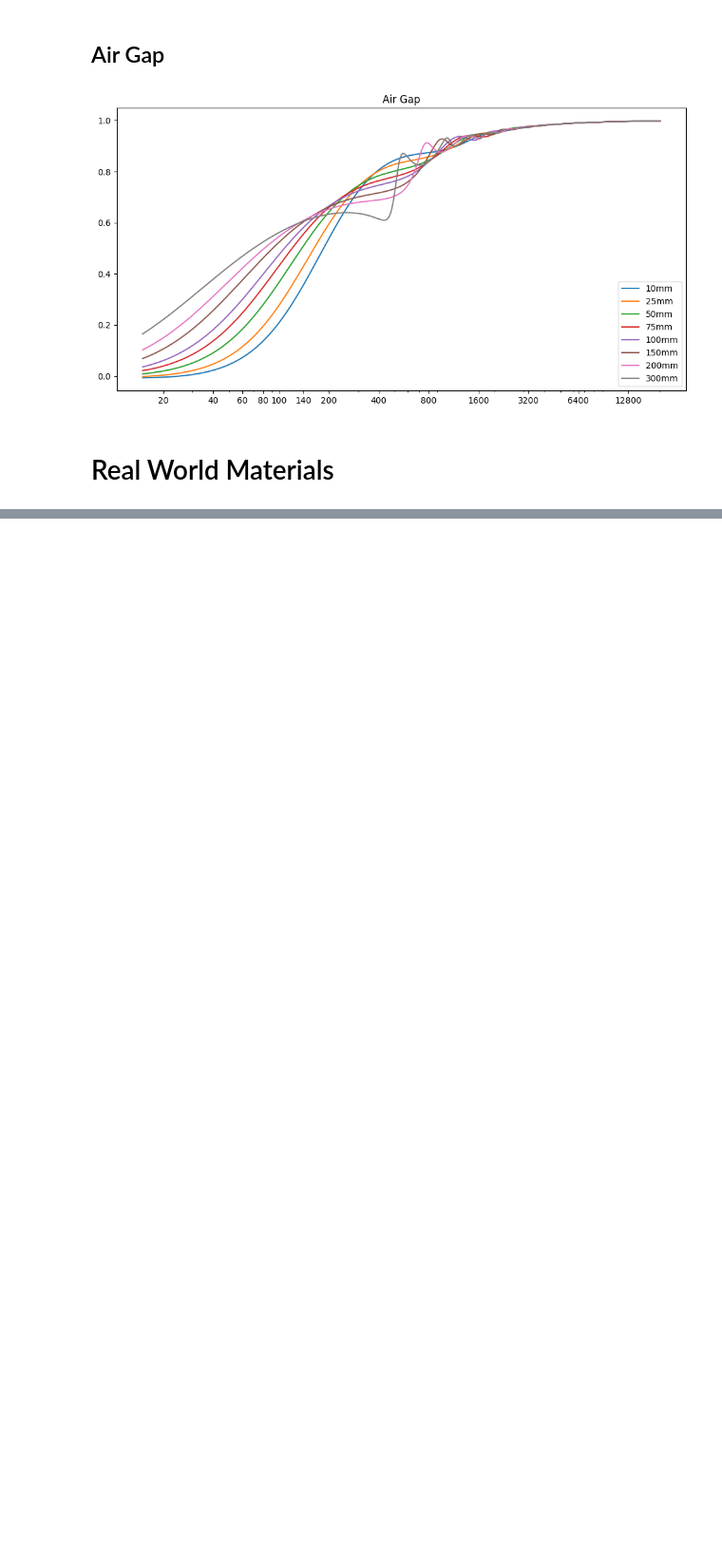
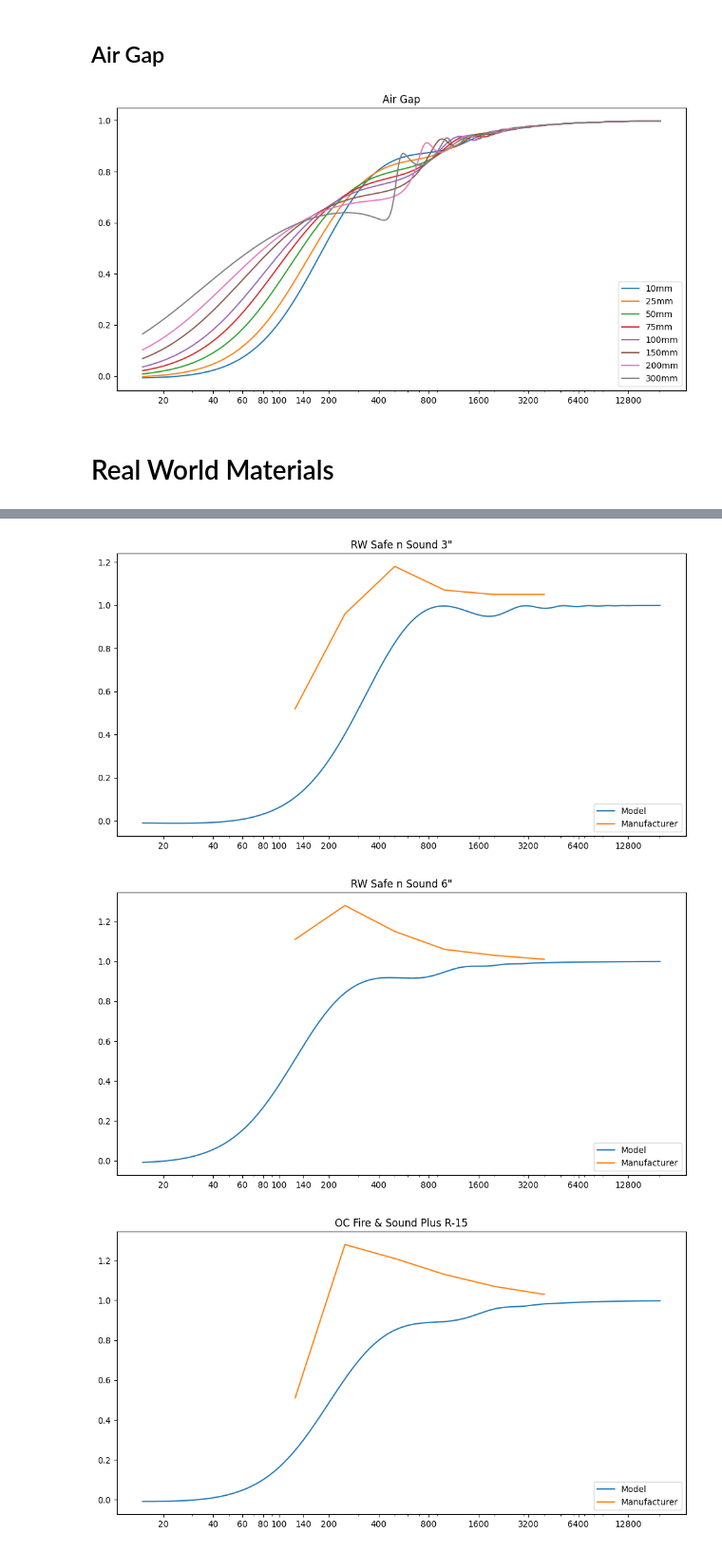
Before and after one commit to ross/acoustics, a Jupyter notebook: porous-absorbers/rigid-backed-porous-absorber.ipynb, the cells around one changed output, grey strips where cells are left out. Shown at 95% size. Cells and saved outputs as stored; diff of their text form; code cells hidden in the pictures; blank space fills up the shorter version.

Commit message:
porous abs fitter

```diff
--- a/porous-absorbers/rigid-backed-porous-absorber.ipynb
+++ b/porous-absorbers/rigid-backed-porous-absorber.ipynb
@@ -264,0 +133,20 @@ for depth in (4, 6, 8, 12):
+# %%
+for name, info in materials.items():
+    if "a" not in info:
+        continue
+    spec = info["a"]
+    plot(
+        f,
+        {
+            "Model": porous_absorber(
+                f, sigma=info["sigma"], thickness=info["thickness"], air_gap=0
+            ),
+            "Manufacturer": (spec.keys(), spec.values()),
+        },
+        title=name,
+        loc="lower right",
+    )
+# %% [output]
+[figure, added]
+[figure, added]
+[figure, added]
```
Also changed, not shown: parts of 7 cells of this notebook, 6 other files.
